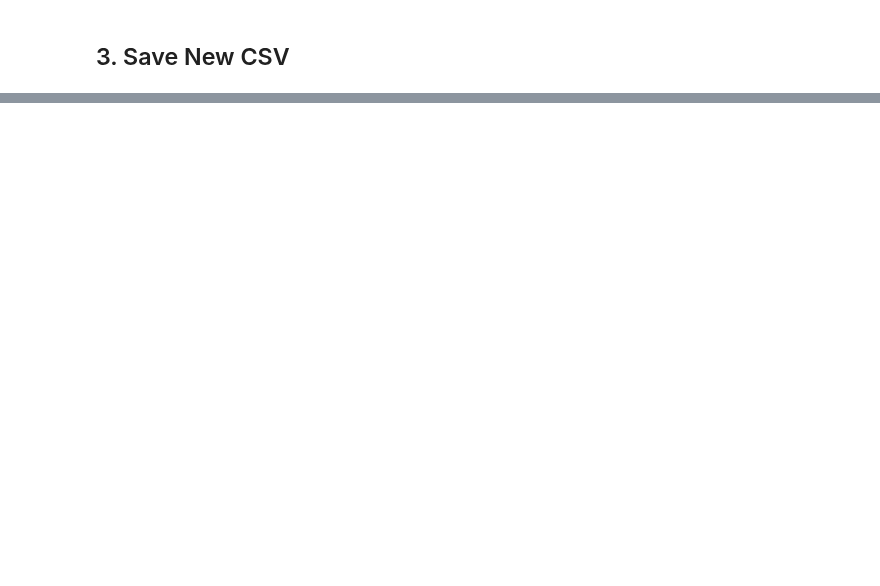
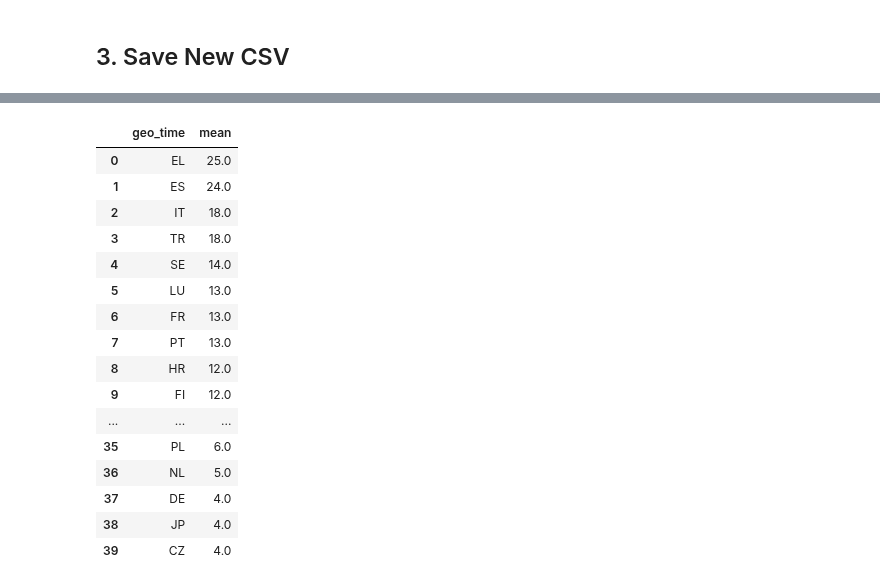
Before and after one commit to Malonk/unemployment_stats, a Jupyter notebook: notebooks/merge_teilm021_022.ipynb, the cells around one changed output, grey strips where cells are left out. Saved outputs shown, nothing was run; the diff lists cells and outputs as text; code cells hidden in the pictures; blank space fills up the shorter version.

```diff
--- a/notebooks/merge_teilm021_022.ipynb
+++ b/notebooks/merge_teilm021_022.ipynb
@@ -55,0 +107,21 @@ teilm021_022_concat.to_csv('../data/cleaned/teilm021_022_concat.csv')
+# %%
+country_index = teilm021_022_concat_3.groupby('geo_time').mean()
+country_index.sort_values('mean', ascending = False).reset_index().round()
+# %% [output]
+|  | geo_time | mean |
+| 0 | EL | 25.0 |
+| 1 | ES | 24.0 |
+| 2 | IT | 18.0 |
+| 3 | TR | 18.0 |
+| 4 | SE | 14.0 |
+| 5 | LU | 13.0 |
+| 6 | FR | 13.0 |
+| 7 | PT | 13.0 |
+| 8 | HR | 12.0 |
+| 9 | FI | 12.0 |
+| ... | ... | ... |
+| 35 | PL | 6.0 |
+| 36 | NL | 5.0 |
+| 37 | DE | 4.0 |
+| 38 | JP | 4.0 |
+| 39 | CZ | 4.0 |
```
Also changed, not shown: parts of 8 cells of this notebook, 3 other files.
